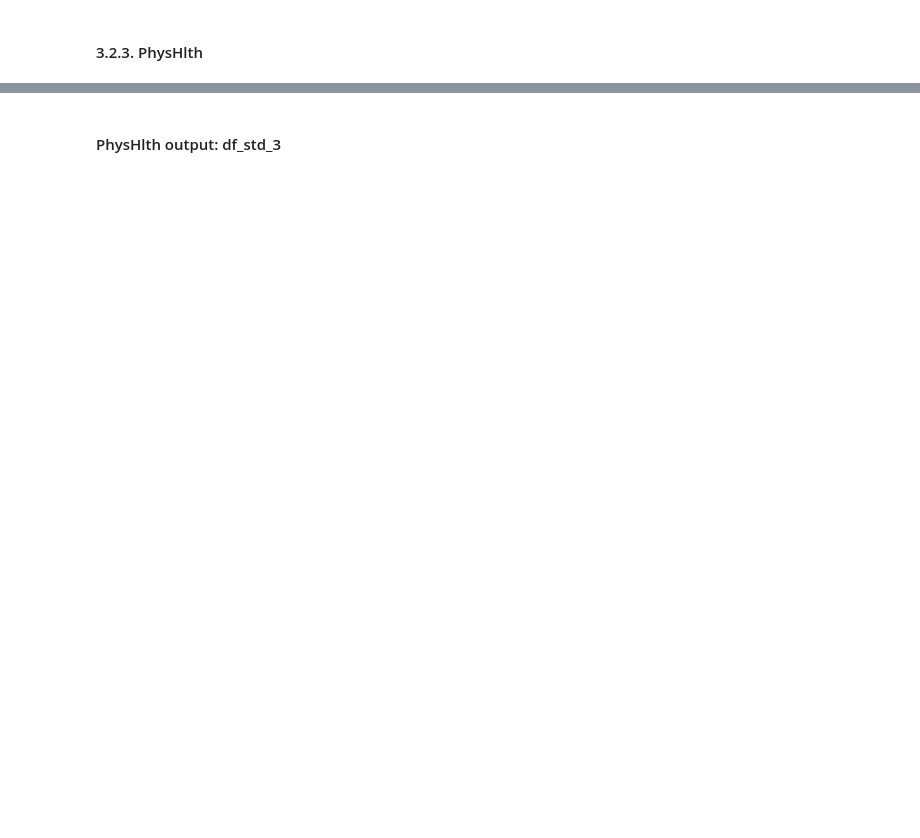
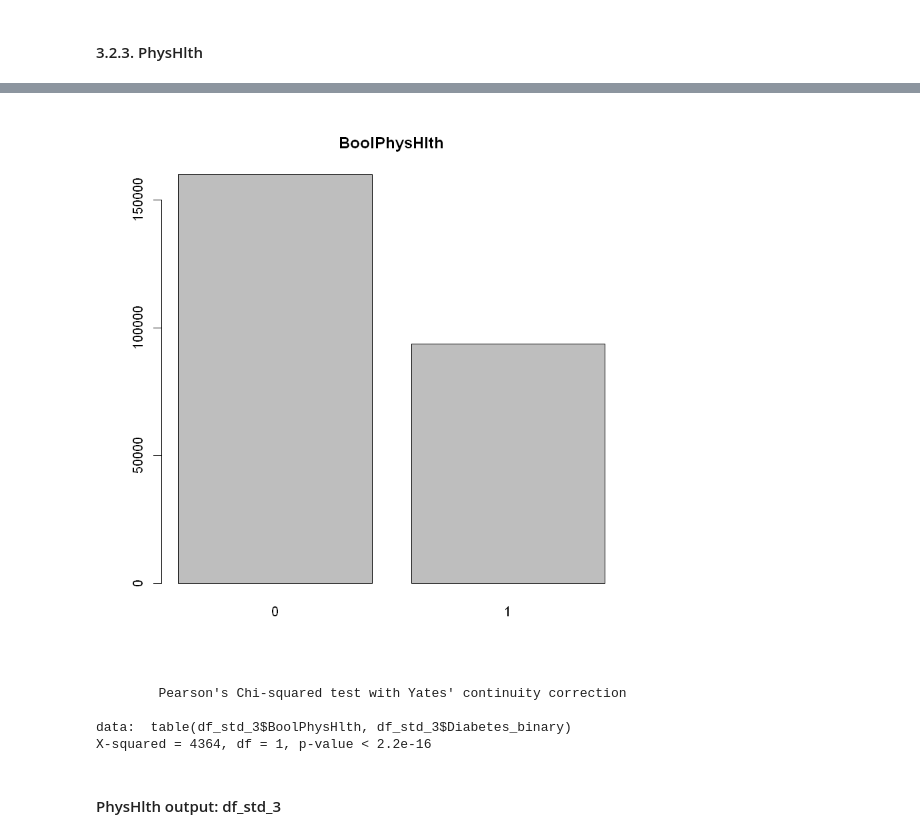
Before and after one commit to DucTrung1802/DS, a Jupyter notebook: GLM_Report/diabetes_analysis.ipynb, the cells around one changed output, grey strips where cells are left out. Saved outputs shown, nothing was run; the diff lists cells and outputs as text; code cells hidden in the pictures; blank space fills up the shorter version.

Commit message:
CHECKPOINT: GLM Report - 10
- add chisq.test for 3 new categorical variables (derived from numeric variables)

```diff
--- a/GLM_Report/diabetes_analysis.ipynb
+++ b/GLM_Report/diabetes_analysis.ipynb
@@ -277,3 +483,14 @@ df_std_3 = cbind(df_std_2[,1:PhysHlth_index], BoolPhysHlth = new_column, df_std_
 df_std_3[df_std_3$PhysHlth > 0, ]$BoolPhysHlth = 1
 # %%
 df_std_3$BoolPhysHlth = factor(df_std_3$BoolPhysHlth)
+# %%
+barplot(table(df_std_3$BoolPhysHlth), main="BoolPhysHlth")
+# %% [output]
+[figure, added]
+# %%
+chisq.test(table(df_std_3$BoolPhysHlth, df_std_3$Diabetes_binary))
+# %% [output]
+        Pearson's Chi-squared test with Yates' continuity correction
+
+data:  table(df_std_3$BoolPhysHlth, df_std_3$Diabetes_binary)
+X-squared = 4364, df = 1, p-value < 2.2e-16
```
Also changed, not shown: parts of 30 cells of this notebook.
